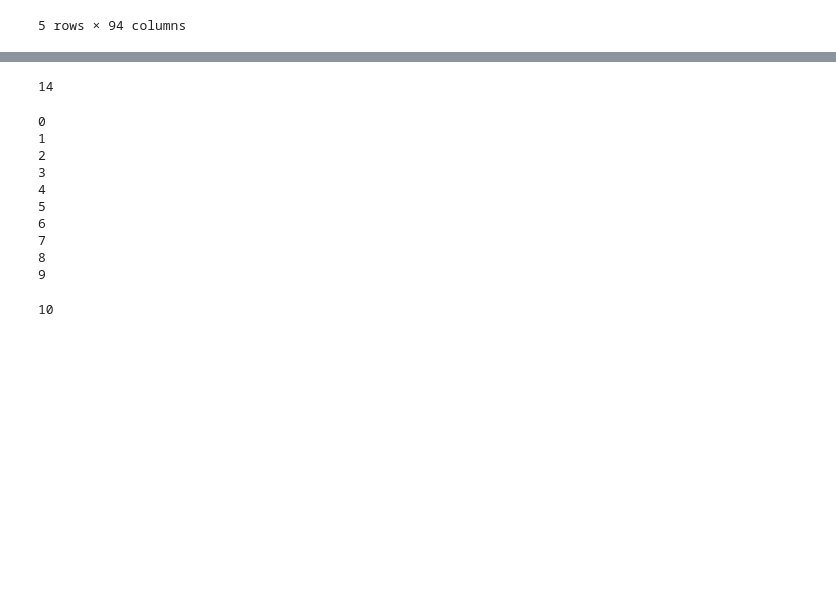
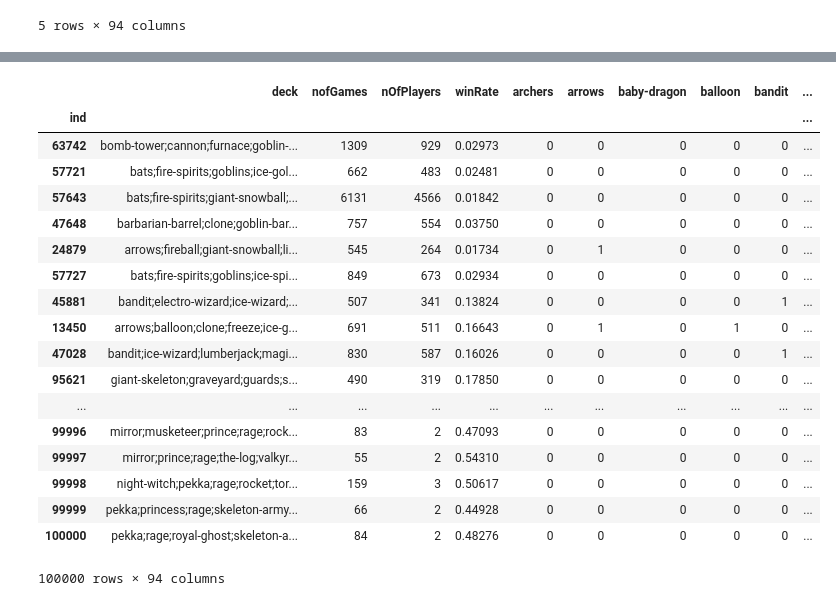
Before and after one commit to Madzda11/MLK, a Jupyter notebook: clash_royale_challenge_starter.ipynb, the cells around one changed output, grey strips where cells are left out. Cells and saved outputs as stored; diff of their text form; code cells hidden in the pictures; blank space fills up the shorter version.

```diff
--- a/clash_royale_challenge_starter.ipynb
+++ b/clash_royale_challenge_starter.ipynb
@@ -194,4 +189,2 @@ for i in range(len(r)):
 # %%
-sort=train.sort_values('nofGames', ascending=False).drop(['deck', 'nofGames', 'nOfPlayers', 'winRate'], axis=1).head(10)
-
-sort
+sort_games=train.sort_values('nofGames', ascending=False).drop(['deck',"nofGames",'nOfPlayers'], axis=1)
@@ -296,26 +224,4 @@ dist
-# %%
-  dist= pd.DataFrame(index=data.index, columns=np.arange(len(data)))
-    for row in data:
-        for other in data:
-            dist.iloc[row,other]=differ(data.iloc[row,4:],data.iloc[other,4:])
-# %% [output]
-14
-# %%
-dane=train.iloc[:10,4:]
-cnt=0
-for row in range(len(dane.index)):
-    print (row)
-    cnt+=1
-cnt
-# %% [output]
-0
-1
-2
-3
-4
-5
-6
-7
-8
-9
-10
+# %%
+different=distance2(sort_games,5000,50)
+# %%
+posortowane=different.sort_values('sum', ascending=False)
@@ -321,0 +230,23 @@ cnt
+# %%
+posort=train.sort_values('sum', ascending=False).drop(["sum"],axis=1)
+posort
+# %% [output]
+|  | deck | nofGames | nOfPlayers | winRate | archers | arrows | baby-dragon | balloon | bandit | ... |
+| ind |  |  |  |  |  |  |  |  |  | ... |
+| 63742 | bomb-tower;cannon;furnace;goblin-... | 1309 | 929 | 0.02973 | 0 | 0 | 0 | 0 | 0 | ... |
+| 57721 | bats;fire-spirits;goblins;ice-gol... | 662 | 483 | 0.02481 | 0 | 0 | 0 | 0 | 0 | ... |
+| 57643 | bats;fire-spirits;giant-snowball;... | 6131 | 4566 | 0.01842 | 0 | 0 | 0 | 0 | 0 | ... |
+| 47648 | barbarian-barrel;clone;goblin-bar... | 757 | 554 | 0.03750 | 0 | 0 | 0 | 0 | 0 | ... |
+| 24879 | arrows;fireball;giant-snowball;li... | 545 | 264 | 0.01734 | 0 | 1 | 0 | 0 | 0 | ... |
+| 57727 | bats;fire-spirits;goblins;ice-spi... | 849 | 673 | 0.02934 | 0 | 0 | 0 | 0 | 0 | ... |
+| 45881 | bandit;electro-wizard;ice-wizard;... | 507 | 341 | 0.13824 | 0 | 0 | 0 | 0 | 1 | ... |
+| 13450 | arrows;balloon;clone;freeze;ice-g... | 691 | 511 | 0.16643 | 0 | 1 | 0 | 1 | 0 | ... |
+| 47028 | bandit;ice-wizard;lumberjack;magi... | 830 | 587 | 0.16026 | 0 | 0 | 0 | 0 | 1 | ... |
+| 95621 | giant-skeleton;graveyard;guards;s... | 490 | 319 | 0.17850 | 0 | 0 | 0 | 0 | 0 | ... |
+| ... | ... | ... | ... | ... | ... | ... | ... | ... | ... | ... |
+| 99996 | mirror;musketeer;prince;rage;rock... | 83 | 2 | 0.47093 | 0 | 0 | 0 | 0 | 0 | ... |
+| 99997 | mirror;prince;rage;the-log;valkyr... | 55 | 2 | 0.54310 | 0 | 0 | 0 | 0 | 0 | ... |
+| 99998 | night-witch;pekka;rage;rocket;tor... | 159 | 3 | 0.50617 | 0 | 0 | 0 | 0 | 0 | ... |
+| 99999 | pekka;princess;rage;skeleton-army... | 66 | 2 | 0.44928 | 0 | 0 | 0 | 0 | 0 | ... |
+| 100000 | pekka;rage;royal-ghost;skeleton-a... | 84 | 2 | 0.48276 | 0 | 0 | 0 | 0 | 0 | ... |
+100000 rows × 94 columns
```
Also changed, not shown: parts of 28 cells of this notebook.
